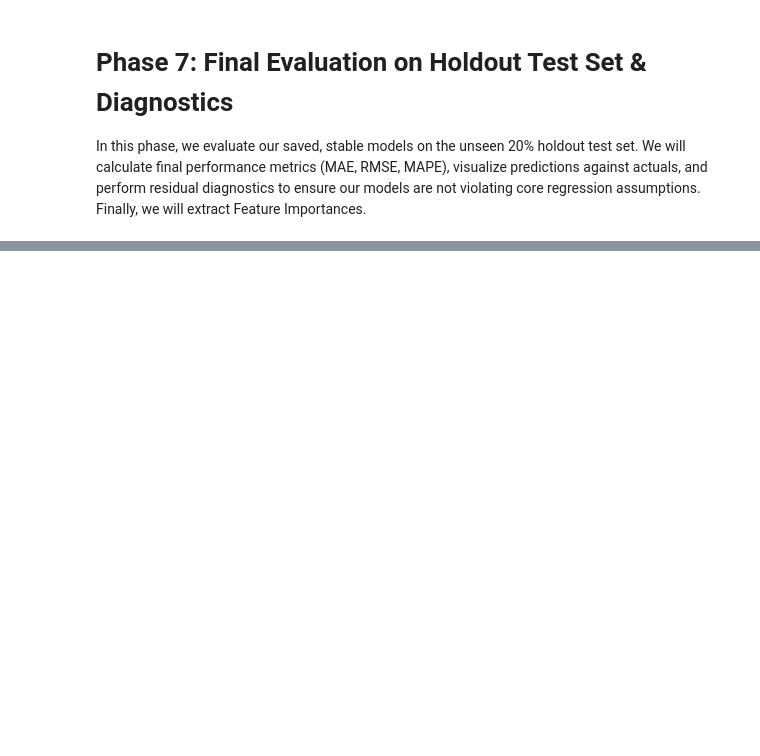
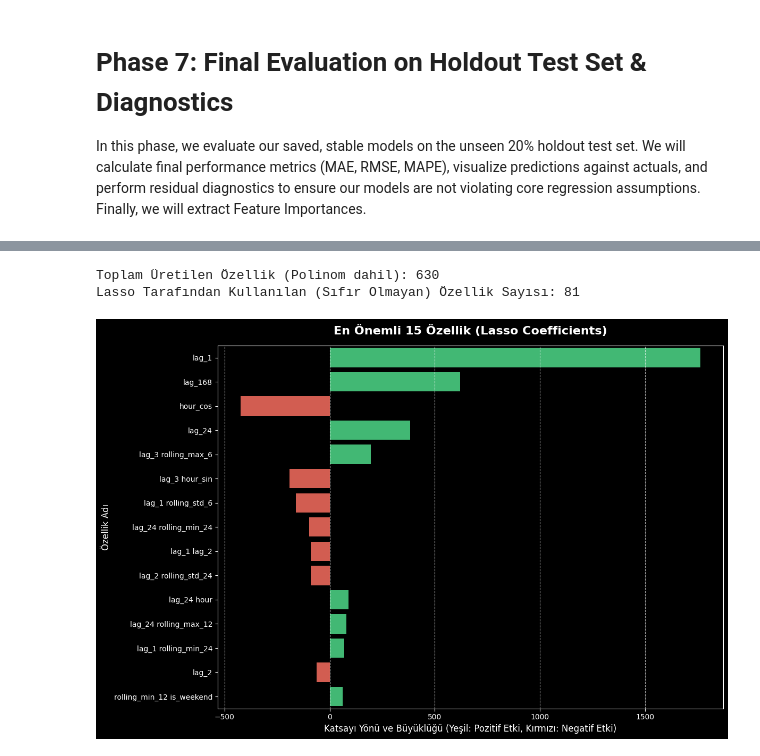
Before and after one commit to metedogan/tlc-trip-record-data-project, a Jupyter notebook: notebooks/07_model_evaluation_and_comparison.ipynb, the cells around one changed output, grey strips where cells are left out. Saved outputs shown, nothing was run; the diff lists cells and outputs as text; code cells hidden in the pictures; blank space fills up the shorter version.

```diff
--- a/notebooks/07_model_evaluation_and_comparison.ipynb
+++ b/notebooks/07_model_evaluation_and_comparison.ipynb
@@ -97,33 +138,48 @@ plt.show()
 lasso_step = final_lasso_model.named_steps['reg']
 poly_step = final_lasso_model.named_steps['poly']
 
 # Polynomial özelliklerin isimlerini alalım
-# Not: FEATURE_COLS listesini önceki adımlardan çekiyoruz
 feature_names = poly_step.get_feature_names_out(input_features=FEATURE_COLS)
 coefficients = lasso_step.coef_
 
 # DataFrame'e dönüştürüp sıfır olmayanları filtreleyelim
 importance_df = pd.DataFrame({
     'Feature': feature_names,
     'Coefficient': coefficients,
     'Absolute_Importance': np.abs(coefficients)
 })
 
 # Lasso tarafından sıfırlanmayan özellikleri filtrele ve büyükten küçüğe sırala
 active_features = importance_df[importance_df['Coefficient'] != 0].sort_values(by='Absolute_Importance', ascending=False)
 
 print(f"Toplam Üretilen Özellik (Polinom dahil): {len(feature_names)}")
 print(f"Lasso Tarafından Kullanılan (Sıfır Olmayan) Özellik Sayısı: {len(active_features)}")
 
 # En önemli ilk 15 özelliği görselleştir
 top_n = 15
 plt.figure(figsize=(12, 8))
-sns.barplot(x='Coefficient', y='Feature', data=active_features.head(top_n),
-            palette=active_features.head(top_n)['Coefficient'].apply(lambda x: '#2ECC71' if x > 0 else '#E74C3C'))
+
+# --- GÜNCELLENEN KISIM ---
+# Renkleri hesaplayıp Pandas Serisinden Python listesine çeviriyoruz
+colors = active_features.head(top_n)['Coefficient'].apply(lambda x: '#2ECC71' if x > 0 else '#E74C3C').tolist()
+
+sns.barplot(
+    x='Coefficient',
+    y='Feature',
+    data=active_features.head(top_n),
+    hue='Feature',   # Yeni Seaborn sürümleri için hue eklendi
+    palette=colors,  # Listeye çevrilen renkler eklendi
+    legend=False     # Fazladan gösterge (legend) kutusu gizlendi
+)
+# -------------------------
 
 plt.title(f"En Önemli {top_n} Özellik (Lasso Coefficients)", fontsize=16, fontweight='bold', pad=15)
 plt.xlabel("Katsayı Yönü ve Büyüklüğü (Yeşil: Pozitif Etki, Kırmızı: Negatif Etki)", fontsize=12)
 plt.ylabel("Özellik Adı", fontsize=12)
 plt.grid(axis='x', linestyle='--', alpha=0.7)
 plt.tight_layout()
 plt.show()
+# %% [output]
+Toplam Üretilen Özellik (Polinom dahil): 630
+Lasso Tarafından Kullanılan (Sıfır Olmayan) Özellik Sayısı: 81
+[figure, added]
```
Also changed, not shown: parts of 3 cells of this notebook, 6 other files.
